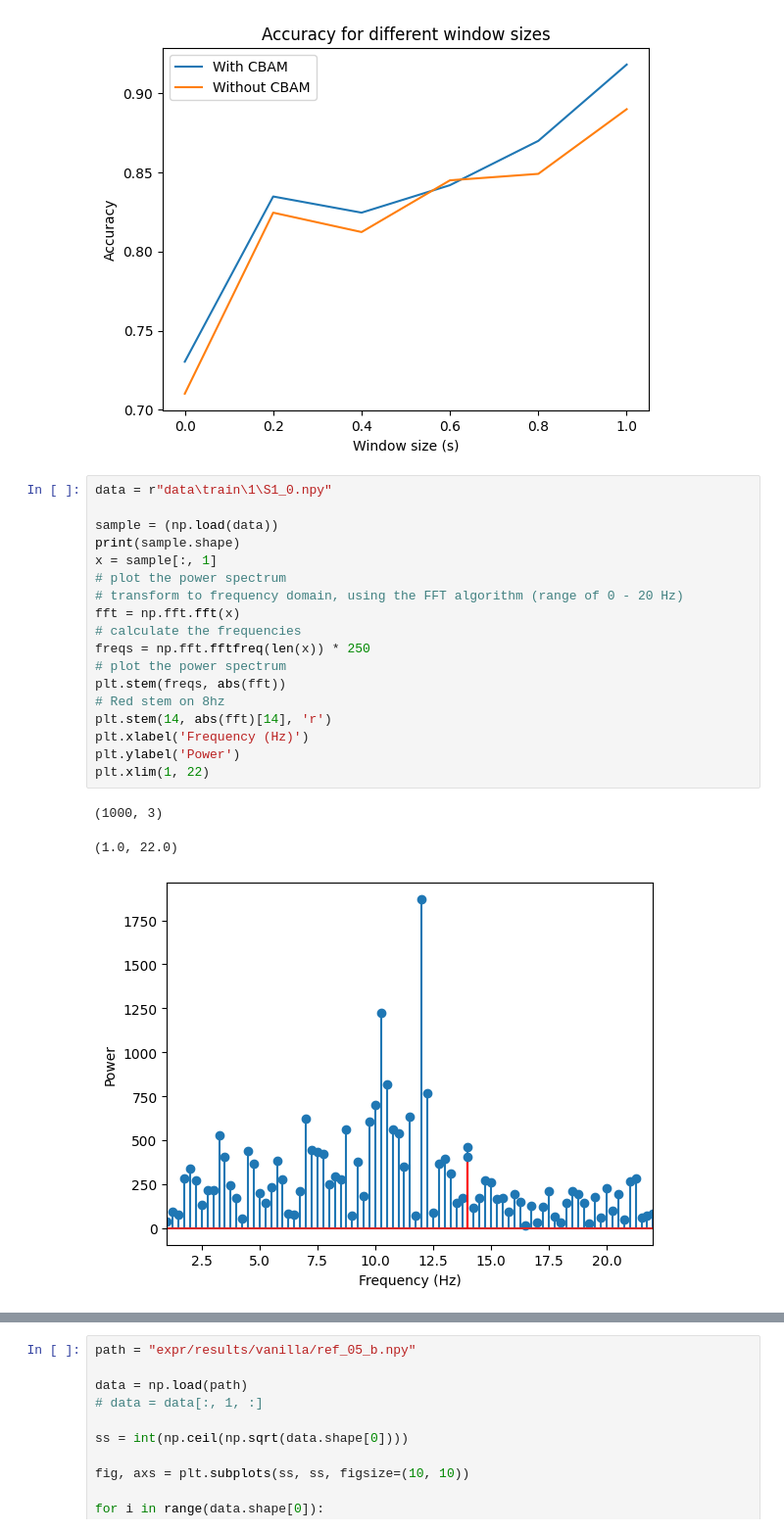
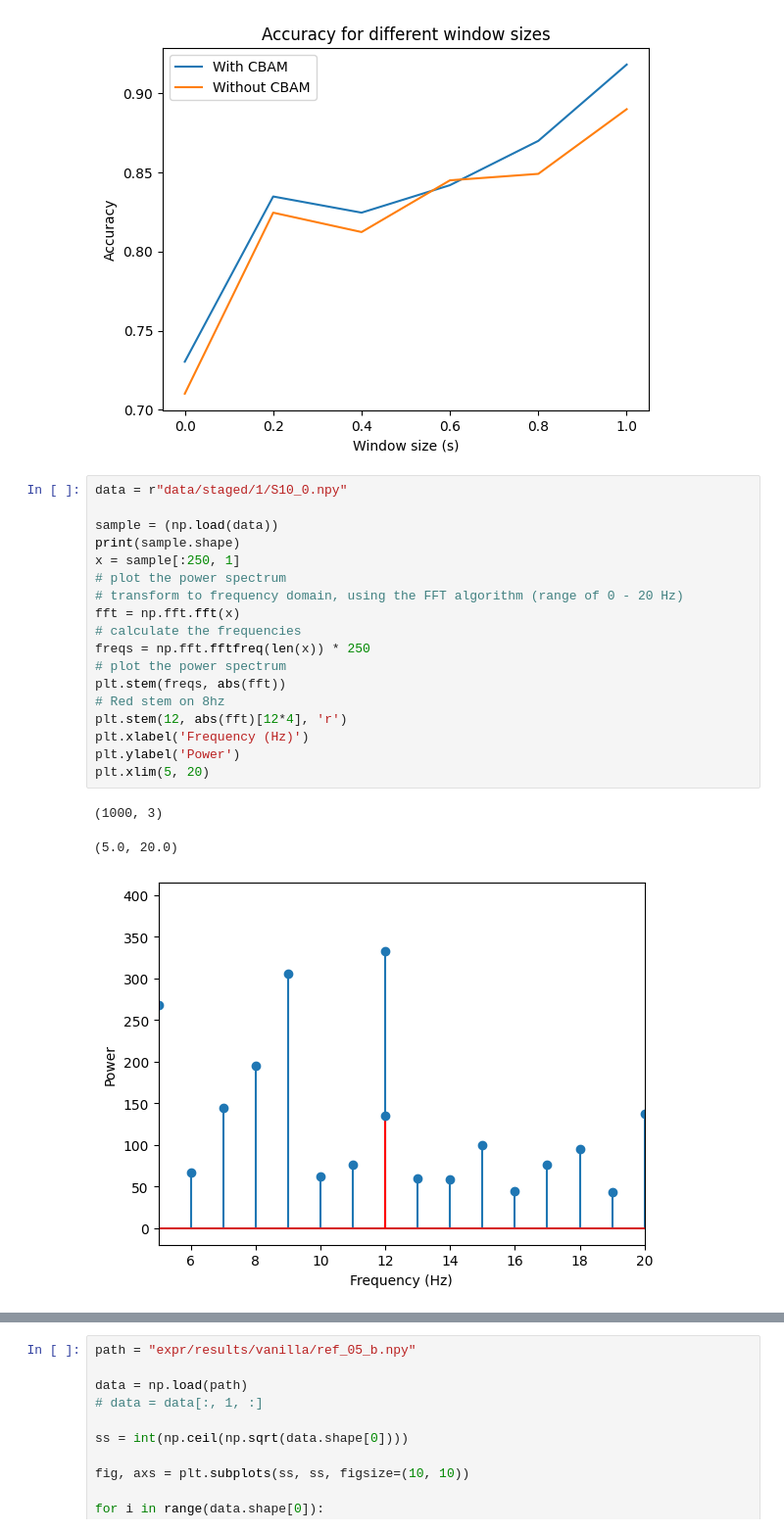
Before and after one commit to loaspra/stargan-ssvep, a Jupyter notebook: classif.ipynb, the cells around one changed output, grey strips where cells are left out. Shown at 98% size. Cells and saved outputs as stored; diff of their text form.

```diff
--- a/classif.ipynb
+++ b/classif.ipynb
@@ -359,24 +386,24 @@ print(f"an improvement of {np.mean(accs_cbam) - np.mean(accs)}")
 an improvement of 0.014761904761111277
 [figure]
 # %%
-data = r"data\train\1\S1_0.npy"
+data = r"data/staged/1/S10_0.npy"
 
 sample = (np.load(data))
 print(sample.shape)
-x = sample[:, 1]
+x = sample[:250, 1]
 # plot the power spectrum
 # transform to frequency domain, using the FFT algorithm (range of 0 - 20 Hz)
 fft = np.fft.fft(x)
 # calculate the frequencies
 freqs = np.fft.fftfreq(len(x)) * 250
 # plot the power spectrum
 plt.stem(freqs, abs(fft))
 # Red stem on 8hz
-plt.stem(14, abs(fft)[14], 'r')
+plt.stem(12, abs(fft)[12*4], 'r')
 plt.xlabel('Frequency (Hz)')
 plt.ylabel('Power')
-plt.xlim(1, 22)
+plt.xlim(5, 20)
 # %% [output]
 (1000, 3)
-(1.0, 22.0)
+(5.0, 20.0)
-[figure, old version]
+[figure, new version]
```
Also changed, not shown: parts of 8 cells of this notebook, 2 other files.
